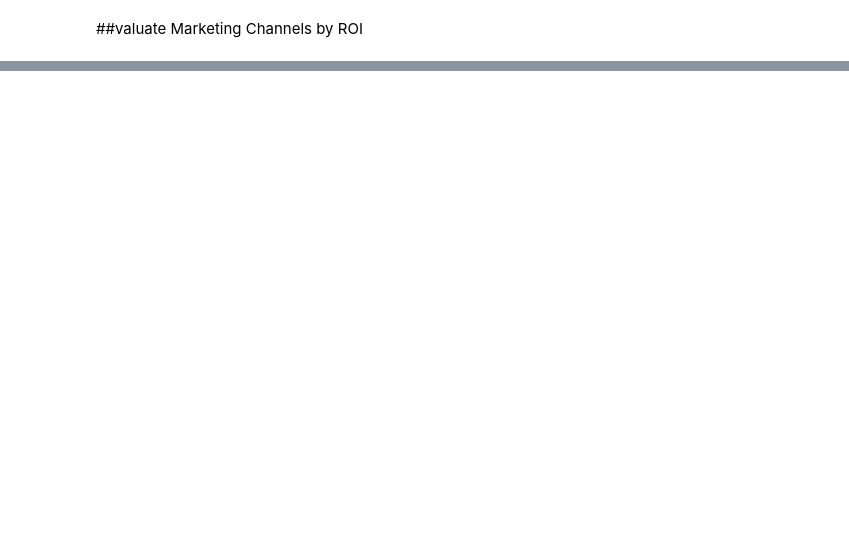
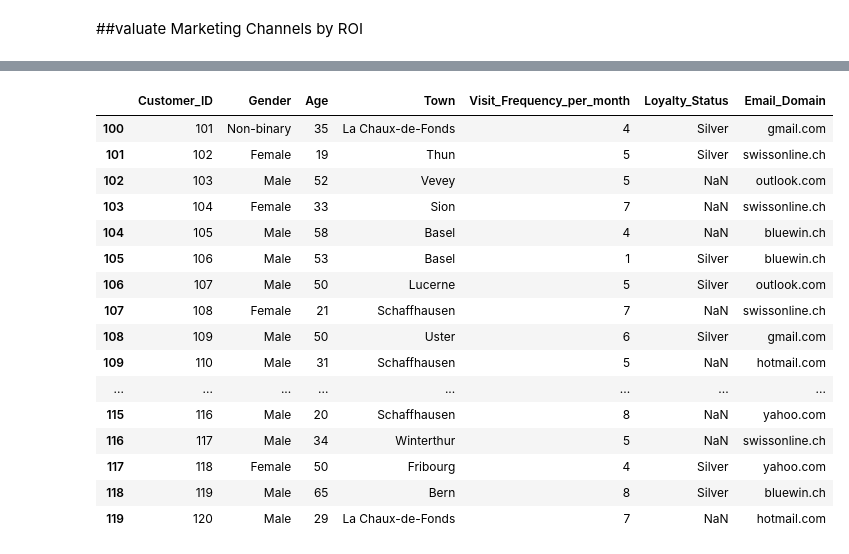
Before and after one commit to Mainabryan/-DropNet-Predicting-University-Dropout-Risk-in-Kenya, a Jupyter notebook: Swiss_clothing_brand.ipynb, the cells around one changed output, grey strips where cells are left out. Saved outputs shown, nothing was run; the diff lists cells and outputs as text; code cells hidden in the pictures; blank space fills up the shorter version.

```diff
--- a/Swiss_clothing_brand.ipynb
+++ b/Swiss_clothing_brand.ipynb
@@ -1254,0 +821,20 @@ KeyError: 'Purchase_Count'
+# %%
+display(customer_table.tail(20))
+# %% [output]
+|  | Customer_ID | Gender | Age | Town | Visit_Frequency_per_month | Loyalty_Status | Email_Domain |
+| 100 | 101 | Non-binary | 35 | La Chaux-de-Fonds | 4 | Silver | gmail.com |
+| 101 | 102 | Female | 19 | Thun | 5 | Silver | swissonline.ch |
+| 102 | 103 | Male | 52 | Vevey | 5 | NaN | outlook.com |
+| 103 | 104 | Female | 33 | Sion | 7 | NaN | swissonline.ch |
+| 104 | 105 | Male | 58 | Basel | 4 | NaN | bluewin.ch |
+| 105 | 106 | Male | 53 | Basel | 1 | Silver | bluewin.ch |
+| 106 | 107 | Male | 50 | Lucerne | 5 | Silver | outlook.com |
+| 107 | 108 | Female | 21 | Schaffhausen | 7 | NaN | swissonline.ch |
+| 108 | 109 | Male | 50 | Uster | 6 | Silver | gmail.com |
+| 109 | 110 | Male | 31 | Schaffhausen | 5 | NaN | hotmail.com |
+| ... | ... | ... | ... | ... | ... | ... | ... |
+| 115 | 116 | Male | 20 | Schaffhausen | 8 | NaN | yahoo.com |
+| 116 | 117 | Male | 34 | Winterthur | 5 | NaN | swissonline.ch |
+| 117 | 118 | Female | 50 | Fribourg | 4 | Silver | yahoo.com |
+| 118 | 119 | Male | 65 | Bern | 8 | Silver | bluewin.ch |
+| 119 | 120 | Male | 29 | La Chaux-de-Fonds | 7 | NaN | hotmail.com |
```
Also changed, not shown: parts of 48 cells of this notebook.
